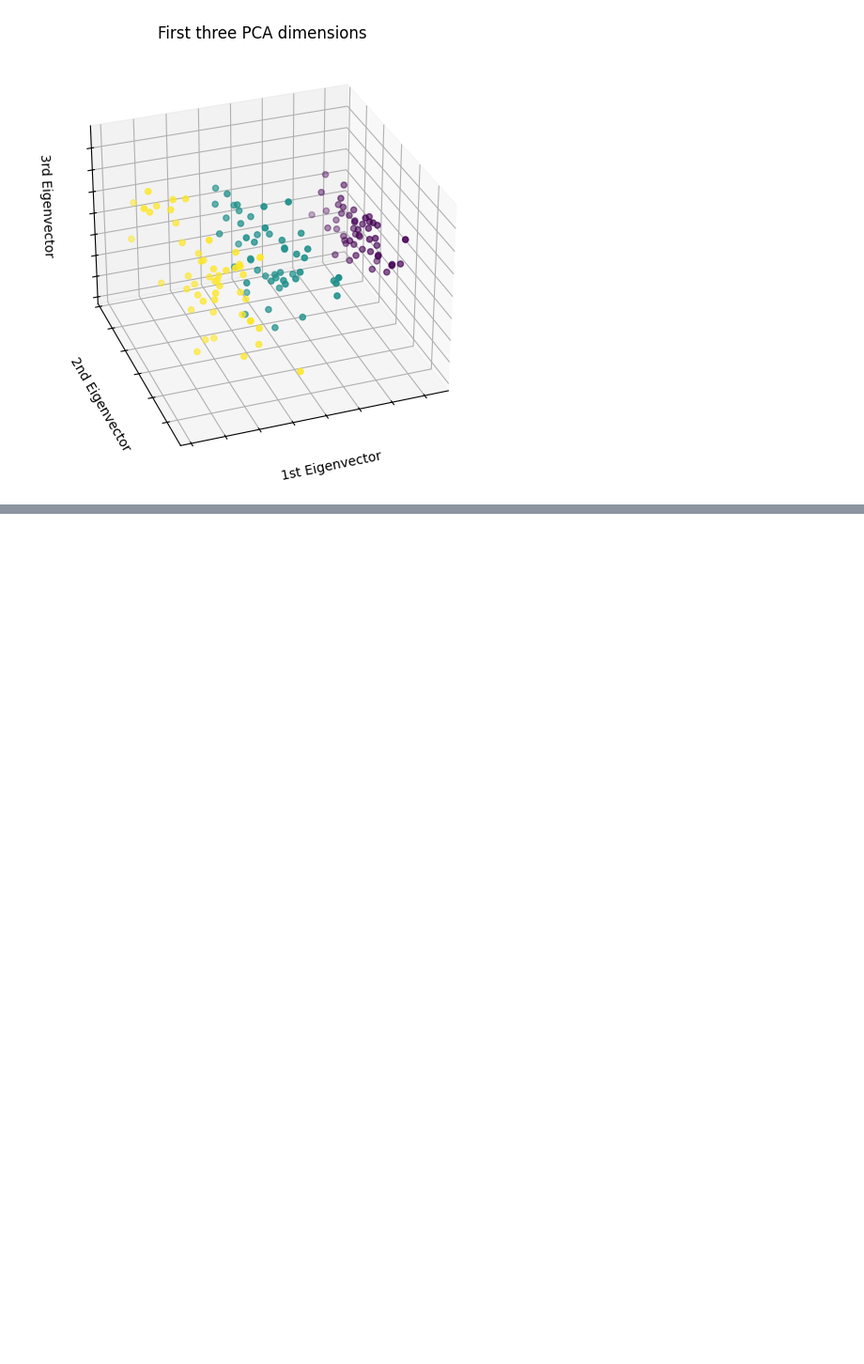
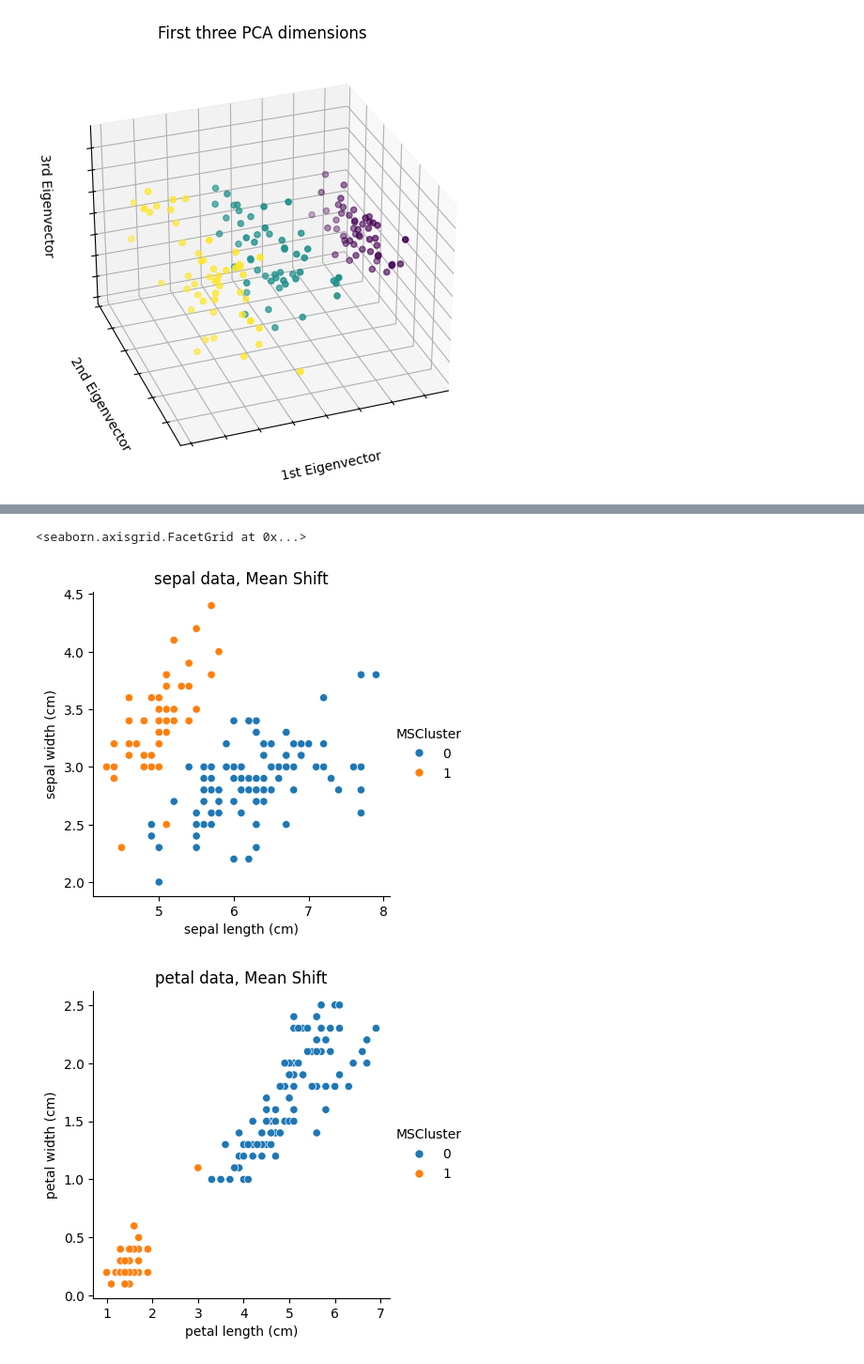
Before and after one commit to York-Solutions-B2E/andrew-york-exercises, a Jupyter notebook: Assignments/cluster_pca.ipynb, the cells around one changed output, grey strips where cells are left out. Shown at 94% size. Drawn from its saved outputs; the diff is of its cells as text; code cells hidden in the pictures; blank space fills up the shorter version.

```diff
--- a/Assignments/cluster_pca.ipynb
+++ b/Assignments/cluster_pca.ipynb
@@ -118,0 +149,22 @@ sns.relplot(
+# %%
+# Mean Shift (can't specify # of clusters?)
+
+bandwidth = cluster.estimate_bandwidth(X)
+meanshift = cluster.MeanShift(bandwidth=bandwidth, bin_seeding=True)
+X["MSCluster"] = meanshift.fit_predict(X)
+
+labels = meanshift.labels_
+cluster_centers = meanshift.cluster_centers_
+cluster_centers
+g = sns.relplot(
+    x="sepal length (cm)", y="sepal width (cm)", hue="MSCluster", data=X, height=4,
+)
+g.set(title='sepal data, Mean Shift')
+h = sns.relplot(
+    x="petal length (cm)", y="petal width (cm)", hue="MSCluster", data=X, height=4,
+)
+h.set(title='petal data, Mean Shift')
+# %% [output]
+<seaborn.axisgrid.FacetGrid at 0x...>
+[figure, added]
+[figure, added]
```
Also changed, not shown: parts of 11 cells of this notebook, 1 other file.
